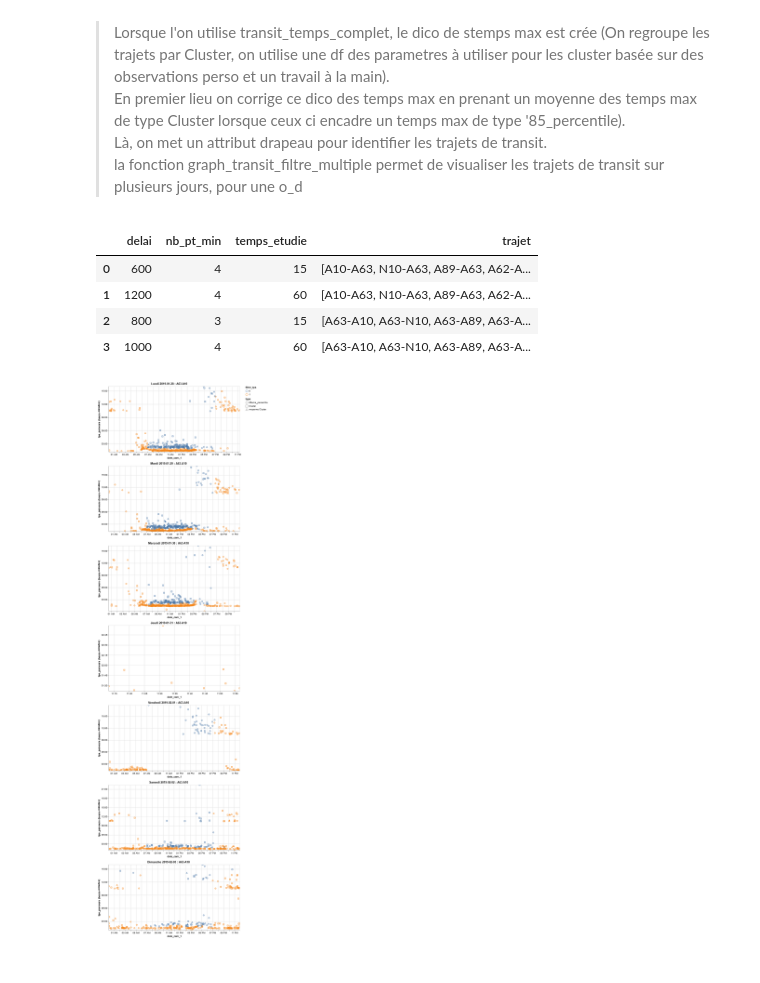
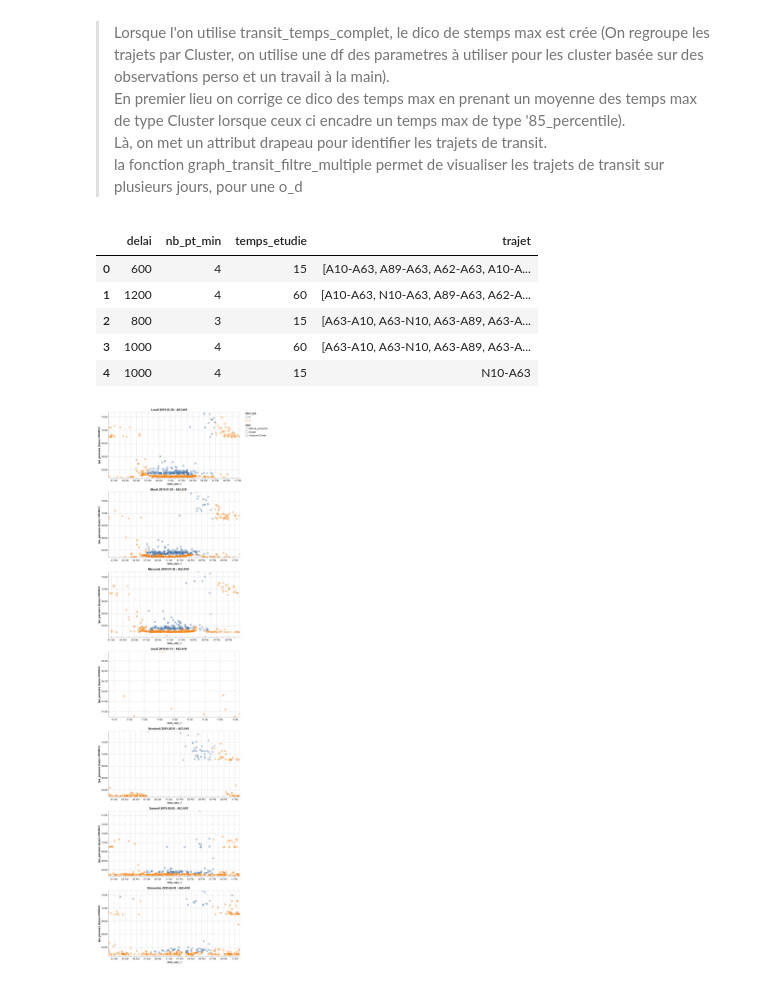
Before and after one commit to nantodevison/lapi, a Jupyter notebook: Carto_Lapi/Analyse/pour_test_travail.ipynb, the cells around one changed output. Saved outputs shown, nothing was run; the diff lists cells and outputs as text; code cells hidden in the pictures.

```diff
--- a/Carto_Lapi/Analyse/pour_test_travail.ipynb
+++ b/Carto_Lapi/Analyse/pour_test_travail.ipynb
@@ -187,14 +187,15 @@ for destination in ['N10','A10','A63','A660', 'A89', 'A62'] :
 > Lorsque l'on utilise transit_temps_complet, le dico de stemps max est crée (On regroupe les trajets par Cluster, on utilise une df des parametres à utiliser pour les cluster basée sur des observations perso et un travail à la main). <br> En premier lieu on corrige ce dico des temps max en prenant un moyenne des temps max de type Cluster lorsque ceux ci encadre un temps max de type '85_percentile). <br> Là, on met un attribut drapeau pour identifier les trajets de transit.<br> la fonction graph_transit_filtre_multiple permet de visualiser les trajets de transit sur plusieurs jours, pour une o_d
 # %%
 #pour info : parametres cluster
-param_cluster=pd.read_json(r'E:\Boulot\lapi\param_cluster.json', orient='index')
+param_cluster=pd.read_json(r'Q:\DAIT\TI\DREAL33\2018\C17SI0073_LAPI\Traitements\python\param_cluster.json', orient='index')
 param_cluster
 # %% [output]
 |  | delai | nb_pt_min | temps_etudie | trajet |
-| 0 | 600 | 4 | 15 | [A10-A63, N10-A63, A89-A63, A62-A... |
+| 0 | 600 | 4 | 15 | [A10-A63, A89-A63, A62-A63, A10-A... |
 | 1 | 1200 | 4 | 60 | [A10-A63, N10-A63, A89-A63, A62-A... |
 | 2 | 800 | 3 | 15 | [A63-A10, A63-N10, A63-A89, A63-A... |
 | 3 | 1000 | 4 | 60 | [A63-A10, A63-N10, A63-A89, A63-A... |
+| 4 | 1000 | 4 | 15 | N10-A63 |
 # %%
 #dico des temps max issus du lapi corrigé avec moyenne cluster
 dixco_tpsmax_corrige=t.corriger_df_tps_parcours(dico_tps_max)
```
Also changed, not shown: parts of 8 cells of this notebook, 1 other file.
